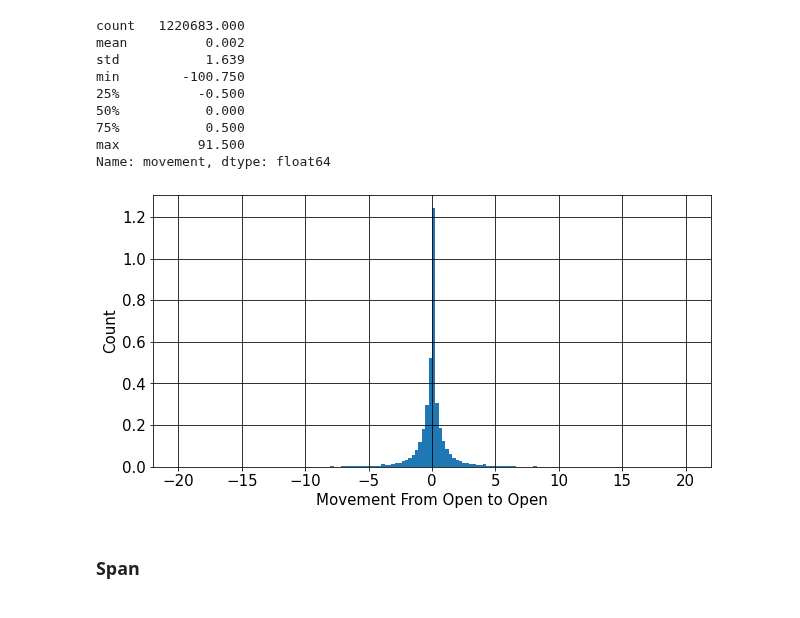
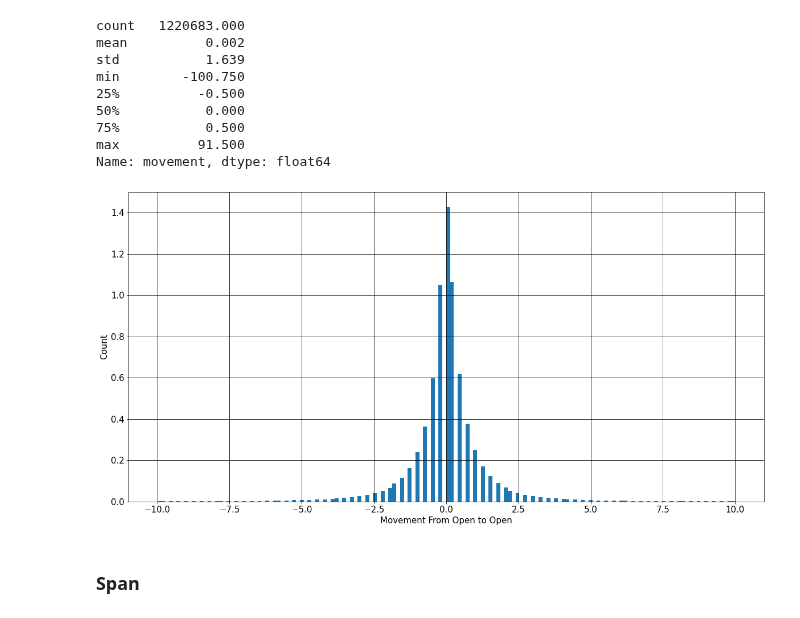
Before and after one commit to ReeseMcD989/MSBA-Capstone, a Jupyter notebook: Back-testing_ES_MSBA_Capstone.ipynb, the cells around one changed output. Drawn from its saved outputs; the diff is of its cells as text; code cells hidden in the pictures.

```diff
--- a/Back-testing_ES_MSBA_Capstone.ipynb
+++ b/Back-testing_ES_MSBA_Capstone.ipynb
@@ -988,15 +988,16 @@ max          91.500
 Name: movement, dtype: float64
 # %%
 plt.rcParams.update({'font.size': 15})
-fig, axis = plt.subplots(figsize =(10, 5))
-axis.hist(ES['movement'], bins = 150, range = (-20,20), density = True, log = False)
+fig, axis = plt.subplots(figsize =(20, 10))
+axis.hist(ES['movement'], bins = 150, range = (-10,10),
+          density = True, log = False)
 plt.ylabel('Count')
 plt.xlabel('Movement From Open to Open')
 plt.grid(True)
 # Displaying the graph
 plt.show()
 # %% [output]
-[figure, old version]
+[figure, new version]
 # %% [markdown]
 ### Span
 # %%
```
Also changed, not shown: parts of 28 cells of this notebook.
